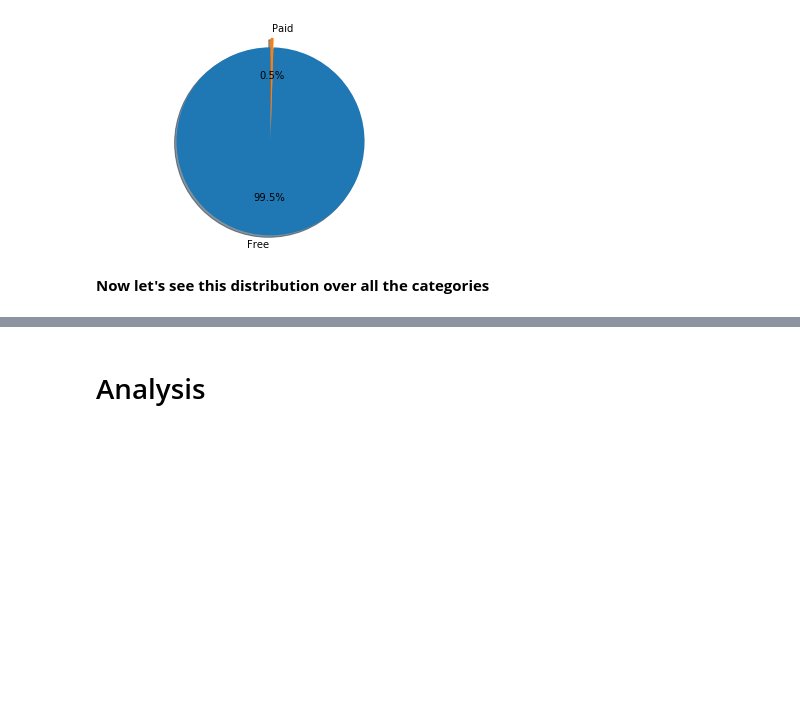
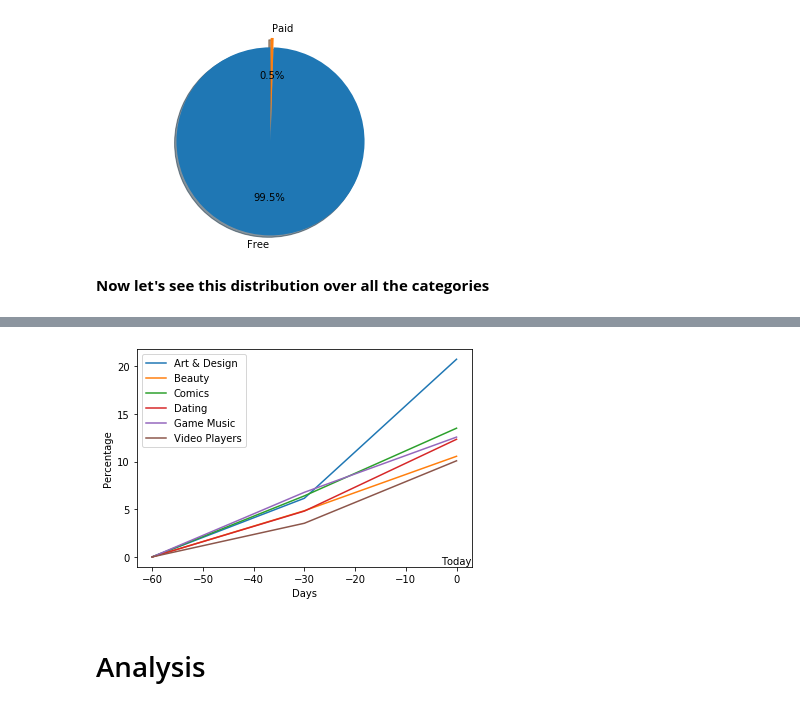
Before and after one commit to com-480-data-visualization/com-480-project-javastreet, a Jupyter notebook: analysis2.ipynb, the cells around one changed output, grey strips where cells are left out. Cells and saved outputs as stored; diff of their text form; code cells hidden in the pictures; blank space fills up the shorter version.

```diff
--- a/analysis2.ipynb
+++ b/analysis2.ipynb
@@ -244,3 +305,17 @@ ZeroDivisionError: division by zero
+# %%
+grouped = df_app.groupby("Category")["Ev_30","Ev_60"].mean()
+
+for index in grouped[grouped["Ev_60"] > 10].index:
+    x = [-60,-30,0]
+    y = [0,grouped.loc[index,"Ev_30"],grouped.loc[index,"Ev_60"]]
+    plt.plot(x, y, label = index)
+plt.annotate("Today",(-3,-0.8))
+plt.xlabel('Days')
+plt.ylabel('Percentage')
+plt.legend()
+plt.show()
+# %% [output]
+[figure, added]
 # %% [markdown]
 # Analysis
 # %% [markdown]
```
Also changed, not shown: parts of 11 cells of this notebook.
